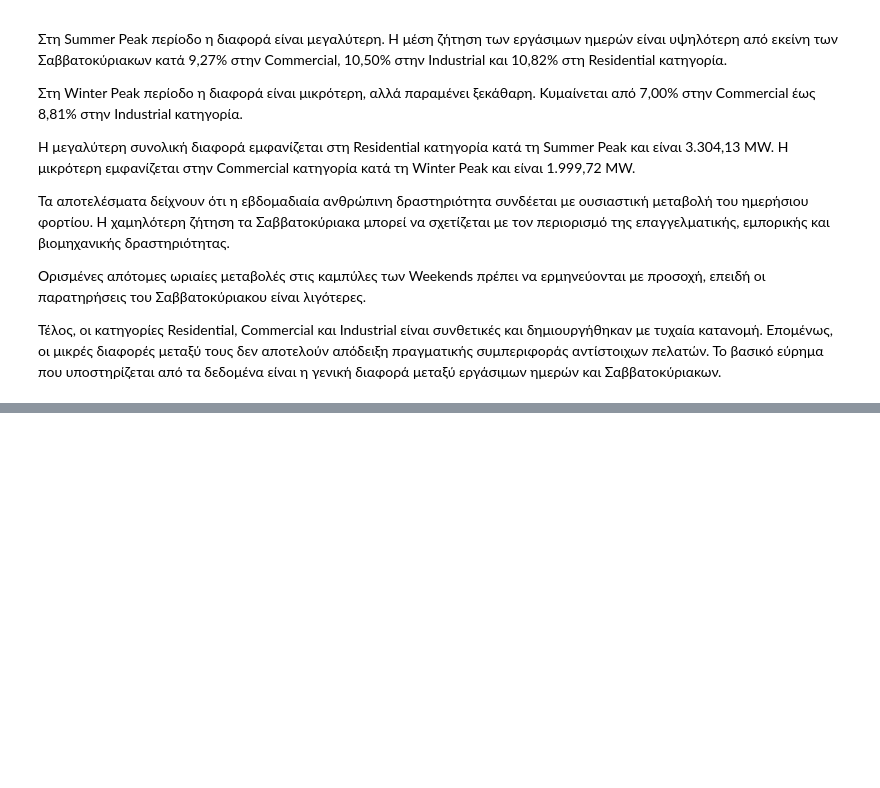
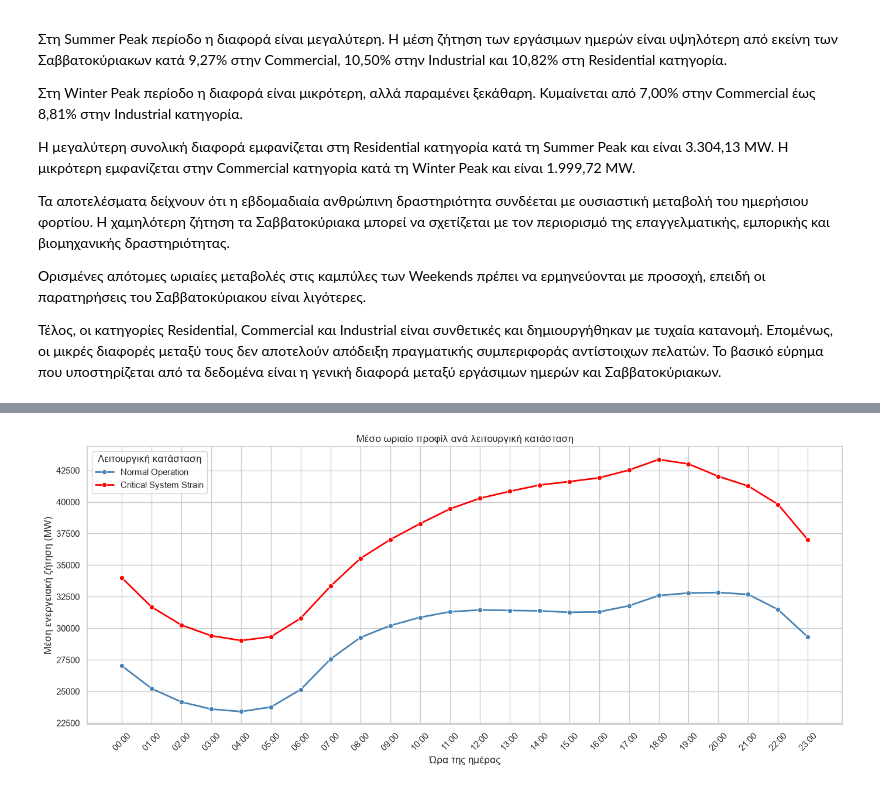
Before and after one commit to Loukas89/ML-Python-Individual-Assignment, a Jupyter notebook: Notebooks/PJME_Analysis.ipynb, the cells around one changed output, grey strips where cells are left out. Cells and saved outputs as stored; diff of their text form; code cells hidden in the pictures; blank space fills up the shorter version.

```diff
--- a/Notebooks/PJME_Analysis.ipynb
+++ b/Notebooks/PJME_Analysis.ipynb
@@ -1175,0 +1624,80 @@ plt.show()
+# %%
+# Δίνουμε ένα λειτουργικό όνομα σε κάθε cluster
+cluster_names = {
+    0: 'Critical System Strain',
+    1: 'Normal Operation'
+}
+
+daily_clustered['Operational_State'] = (
+    daily_clustered['Cluster'].map(cluster_names)
+)
+
+daily_diagnostics['Operational_State'] = (
+    daily_diagnostics['Cluster'].map(cluster_names)
+)
+# %%
+# Υπολογίζουμε τη μέση ζήτηση ανά ώρα και cluster
+cluster_hourly_profile = (
+    daily_clustered
+    .groupby('Cluster')[hour_columns]
+    .mean()
+    .T
+    .reset_index()
+    .rename(columns={'index': 'Hour_Label'})
+)
+
+# Μετατρέπουμε την ώρα σε αριθμό
+cluster_hourly_profile['Hour'] = (
+    cluster_hourly_profile['Hour_Label']
+    .str.replace('Hour_', '')
+    .astype(int)
+)
+
+# Μετατρέπουμε τον πίνακα σε μορφή κατάλληλη για Seaborn
+cluster_hourly_long = cluster_hourly_profile.melt(
+    id_vars=['Hour_Label', 'Hour'],
+    value_vars=[0, 1],
+    var_name='Cluster',
+    value_name='Mean_Demand'
+)
+
+# Προσθέτουμε τα λειτουργικά ονόματα
+cluster_hourly_long['Operational_State'] = (
+    cluster_hourly_long['Cluster'].map(cluster_names)
+)
+
+# Δημιουργούμε το συγκριτικό διάγραμμα
+plt.figure(figsize=(14, 6))
+
+sns.lineplot(
+    data=cluster_hourly_long,
+    x='Hour',
+    y='Mean_Demand',
+    hue='Operational_State',
+    hue_order=[
+        'Normal Operation',
+        'Critical System Strain'
+    ],
+    palette={
+        'Normal Operation': 'steelblue',
+        'Critical System Strain': 'red'
+    },
+    marker='o',
+    linewidth=2
+)
+
+plt.title('Μέσο ωριαίο προφίλ ανά λειτουργική κατάσταση')
+plt.xlabel('Ώρα της ημέρας')
+plt.ylabel('Μέση ενεργειακή ζήτηση (MW)')
+
+plt.xticks(
+    range(24),
+    [f'{hour:02d}:00' for hour in range(24)],
+    rotation=45
+)
+
+plt.legend(title='Λειτουργική κατάσταση')
+plt.tight_layout()
+plt.show()
+# %% [output]
+[figure, added]
```
Also changed, not shown: parts of 27 cells of this notebook.
